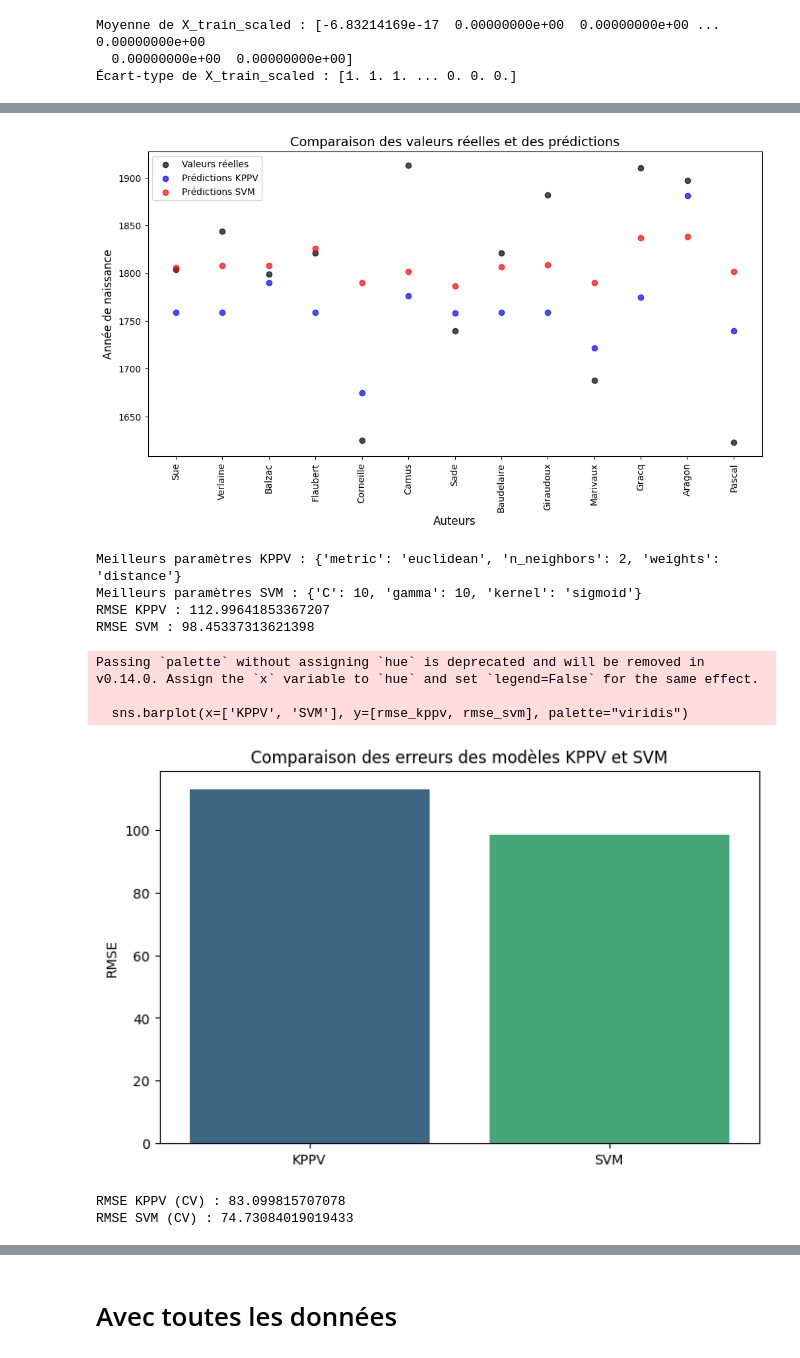
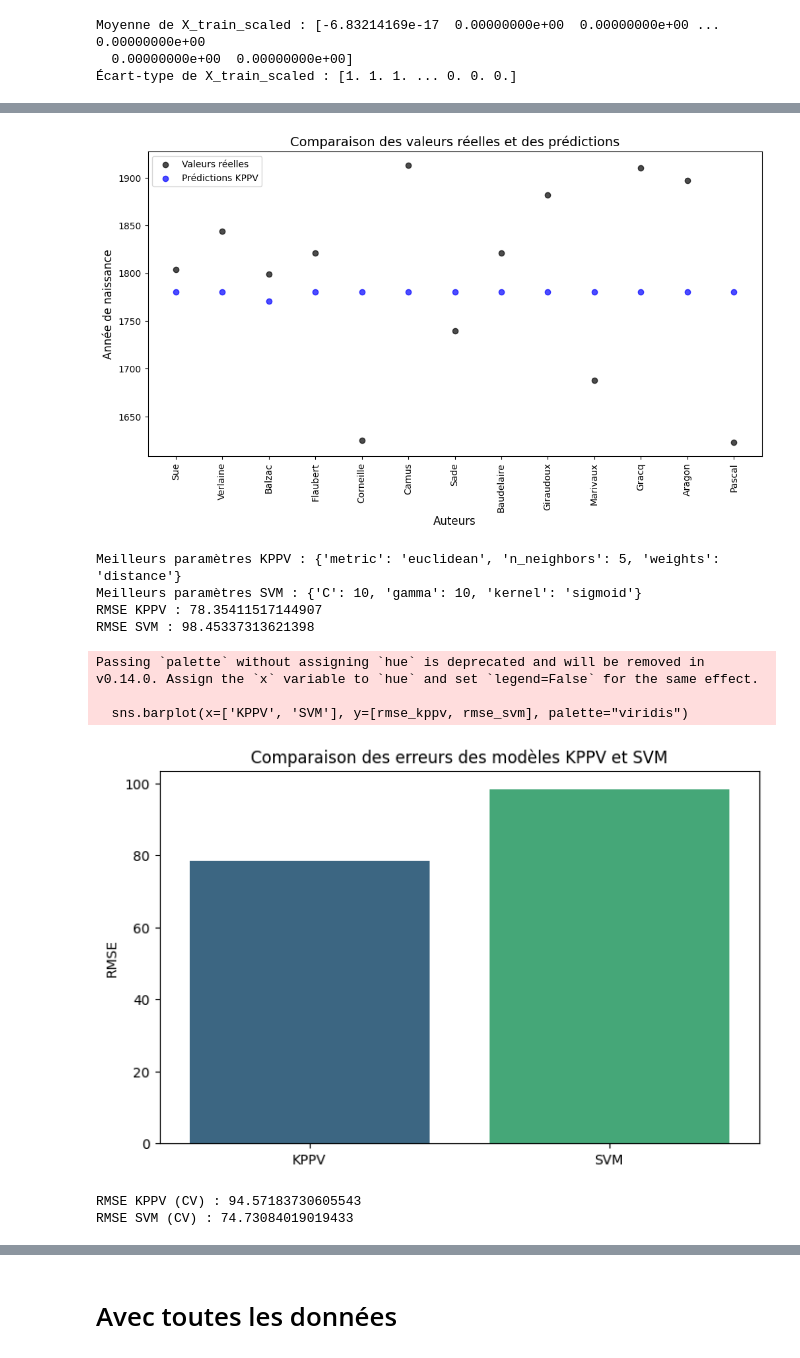
Before and after one commit to leaajo/APST, a Jupyter notebook: second_study/3_kppv_noyau.ipynb, the cells around one changed output, grey strips where cells are left out. Cells and saved outputs as stored; diff of their text form; code cells hidden in the pictures.

Commit message:
fin kppv

```diff
--- a/second_study/3_kppv_noyau.ipynb
+++ b/second_study/3_kppv_noyau.ipynb
@@ -254,8 +251,6 @@ plt.scatter(results['Auteur'], results['Réel'], color='black', label='Valeurs r
 # Tracer les prédictions de KPPV
 plt.scatter(results['Auteur'], results['Prédiction KPPV'], color='blue', label='Prédictions KPPV', alpha=0.7)
 
-# Tracer les prédictions de SVM
-plt.scatter(results['Auteur'], results['Prédiction SVM'], color='red', label='Prédictions SVM', alpha=0.7)
 
 # Ajouter des titres et labels
 plt.xticks(rotation=90)  # Faire pivoter les labels pour une meilleure lisibilité
@@ -267,7 +262,7 @@ plt.legend()
 # Afficher le graphique
 plt.show()
 # %% [output]
-[figure, old version]
+[figure, new version]
 # %%
 # Charger les datasets
 df = pd.read_csv("data/AuteursNat.csv")
@@ -300,7 +295,7 @@ kppv = KNeighborsRegressor()
 
 # Optimisation des hyperparamètres de KPPV
 param_grid_kppv = {
-    "n_neighbors": [2, 3, 4, 5, 6, 7, 10, 15],
+    "n_neighbors": [ 4, 5, 6, 7, 10, 15],
     "metric": ["euclidean", "manhattan", "minkowski"],
     "weights": ["uniform", "distance"]
 }
@@ -330,37 +325,37 @@ svm_best = grid_search_svm.best_estimator_
 y_pred_svm = svm_best.predict(X_test_scaled)
 
 # ----- Évaluation des modèles -----
 rmse_kppv = np.sqrt(mean_squared_error(y_test, y_pred_kppv))
 rmse_svm = np.sqrt(mean_squared_error(y_test, y_pred_svm))
 
 print(f"Meilleurs paramètres KPPV : {grid_search_kppv.best_params_}")
 print(f"Meilleurs paramètres SVM : {grid_search_svm.best_params_}")
 print(f"RMSE KPPV : {rmse_kppv}")
 print(f"RMSE SVM : {rmse_svm}")
 
 # Comparaison des erreurs avec un graphique
 plt.figure(figsize=(8, 5))
 sns.barplot(x=['KPPV', 'SVM'], y=[rmse_kppv, rmse_svm], palette="viridis")
 plt.ylabel('RMSE')
 plt.title('Comparaison des erreurs des modèles KPPV et SVM')
 plt.show()
 
 # Validation croisée pour une meilleure évaluation
 rmse_kppv_cv = np.sqrt(-cross_val_score(kppv_best, X_train_scaled, y_train, cv=10, scoring='neg_mean_squared_error').mean())
 rmse_svm_cv = np.sqrt(-cross_val_score(svm_best, X_train_scaled, y_train, cv=10, scoring='neg_mean_squared_error').mean())
 
 print(f"RMSE KPPV (CV) : {rmse_kppv_cv}")
 print(f"RMSE SVM (CV) : {rmse_svm_cv}")
 # %% [output]
-Meilleurs paramètres KPPV : {'metric': 'euclidean', 'n_neighbors': 2, 'weights': 'distance'}
+Meilleurs paramètres KPPV : {'metric': 'euclidean', 'n_neighbors': 5, 'weights': 'distance'}
 Meilleurs paramètres SVM : {'C': 10, 'gamma': 10, 'kernel': 'sigmoid'}
-RMSE KPPV : 112.99641853367207
+RMSE KPPV : 78.35411517144907
 RMSE SVM : 98.45337313621398
 Passing `palette` without assigning `hue` is deprecated and will be removed in v0.14.0. Assign the `x` variable to `hue` and set `legend=False` for the same effect.
 
   sns.barplot(x=['KPPV', 'SVM'], y=[rmse_kppv, rmse_svm], palette="viridis")
-[figure, old version]
+[figure, new version]
-RMSE KPPV (CV) : 83.099815707078
+RMSE KPPV (CV) : 94.57183730605543
 RMSE SVM (CV) : 74.73084019019433
 # %%
 # Ajouter les noms des auteurs dans le DataFrame des résultats
```
Also changed, not shown: parts of 4 cells of this notebook.
